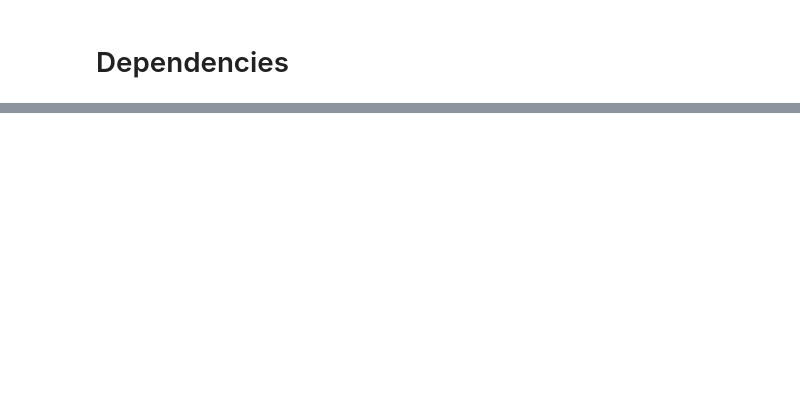
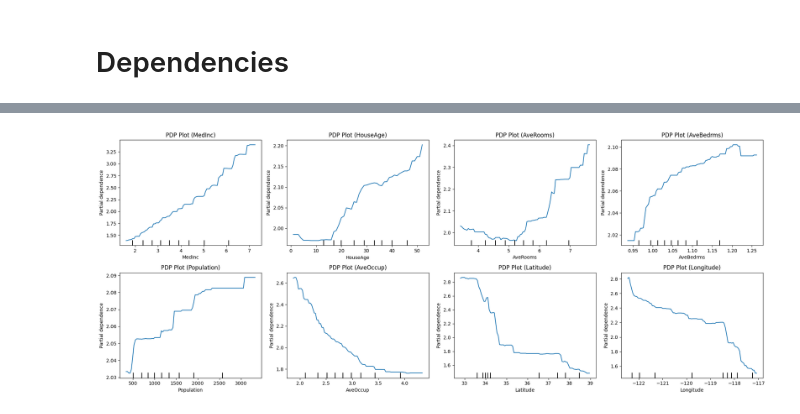
Before and after one commit to h0ngxuanli/AIPI590-XAI, a Jupyter notebook: assignment6/global_explainations.ipynb, the cells around one changed output, grey strips where cells are left out. Saved outputs shown, nothing was run; the diff lists cells and outputs as text; code cells hidden in the pictures; blank space fills up the shorter version.

```diff
--- a/assignment6/global_explainations.ipynb
+++ b/assignment6/global_explainations.ipynb
@@ -241,0 +49,13 @@ Most influential words (absolute SHAP value):
+# %%
+# load dataset
+california = fetch_california_housing()
+df = pd.DataFrame(california.data, columns=california.feature_names)
+df['target'] = california.target
+X, y = california.data, california.target
+
+# split dataset
+train_df, test_df = train_test_split(df, test_size=0.2, random_state=42)
+X_train = train_df.drop('target', axis=1)
+y_train = train_df['target']
+X_test = test_df.drop('target', axis=1)
+y_test = test_df['target']
@@ -241,0 +64,7 @@ Most influential words (absolute SHAP value):
+# %%
+model = lgb.LGBMRegressor(random_state=42, num_leaves=31, learning_rate=0.05, feature_fraction=0.9, n_estimators=100, verbose = -1)
+model.fit(X_train, y_train)
+
+y_pred = model.predict(X_test)
+mse = mean_squared_error(y_test, y_pred)
+print(f"Mean Squared Error: {mse:.4f}")
@@ -241,0 +111,26 @@ Most influential words (absolute SHAP value):
+# %%
+# create subplot for each feature
+n_features = X.shape[1]
+n_cols = 4
+n_rows = (n_features + n_cols - 1) // n_cols
+fig, axes = plt.subplots(n_rows, n_cols, figsize=(20, 8))
+axes = axes.ravel()
+
+# plot PDP
+for i in range(n_features):
+    PartialDependenceDisplay.from_estimator(
+        model, X_test, features=[i],
+        feature_names=california.feature_names,
+        # feature_names=[california.feature_names[i]],
+        kind='average', ax=axes[i], random_state=42
+    )
+    axes[i].set_title(f'PDP Plot ({california.feature_names[i]})')
+
+# hide subplots
+for j in range(n_features, len(axes)):
+    fig.delaxes(axes[j])
+
+plt.tight_layout()
+plt.show()
+# %% [output]
+[figure, added]
```
Also changed, not shown: parts of 30 cells of this notebook, 2 other files.
